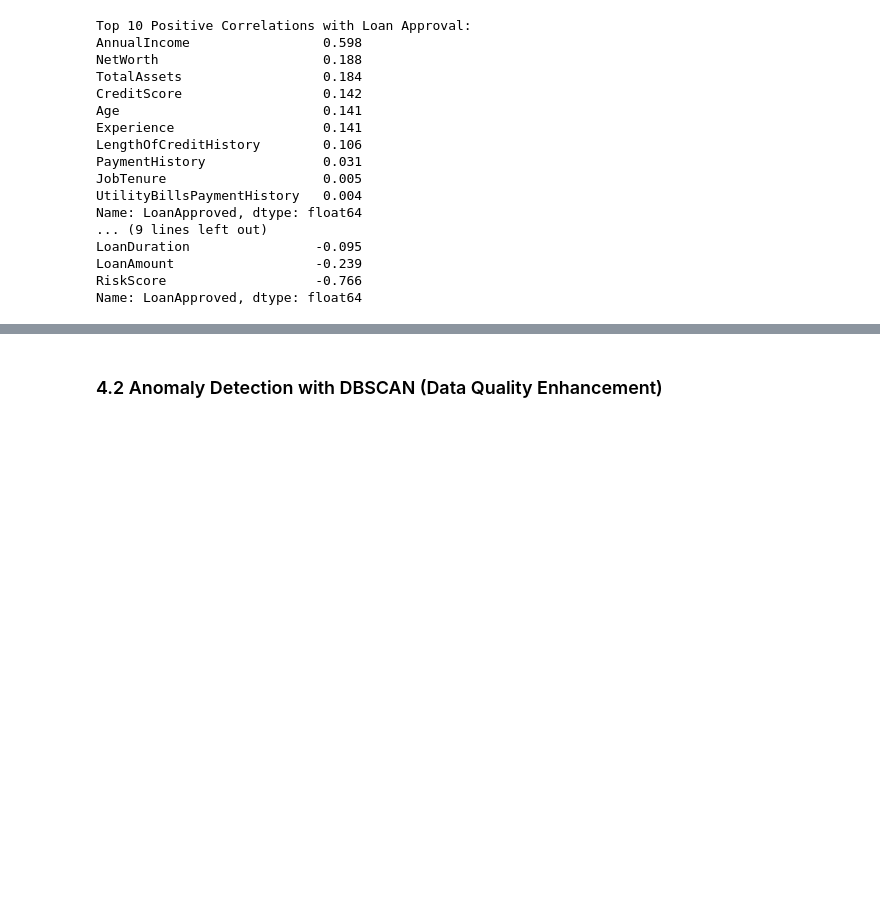
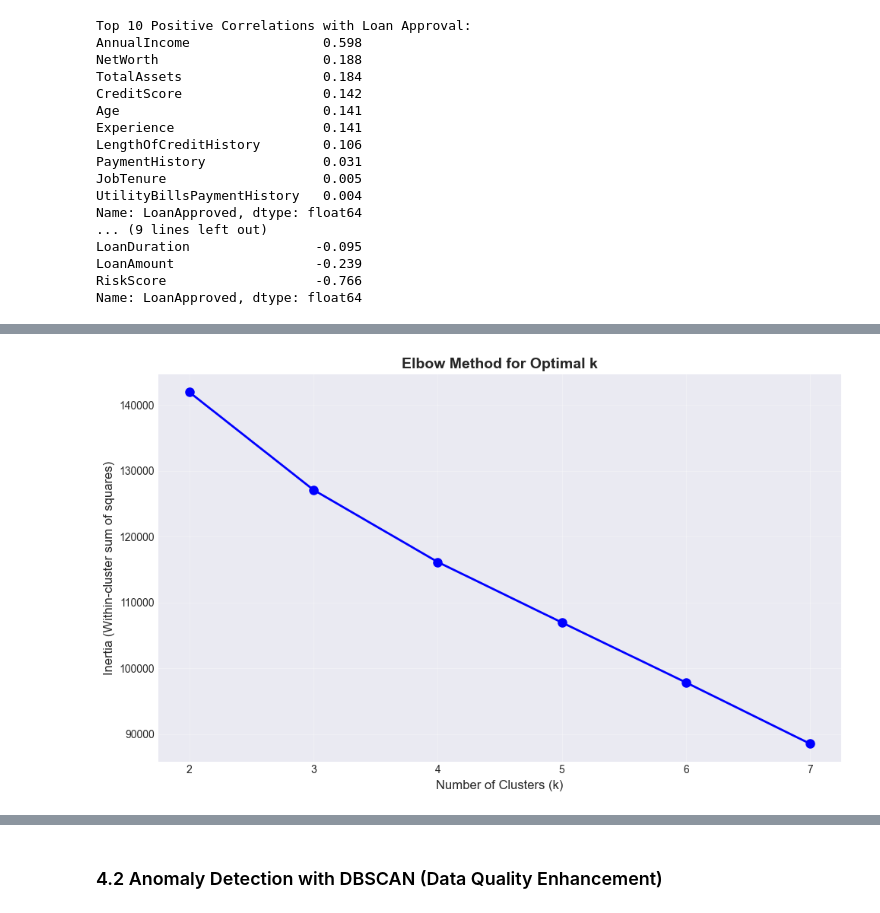
Before and after one commit to AnujanN/Financial-Risk-Modeling, a Jupyter notebook: loan_analysis.ipynb, the cells around one changed output, grey strips where cells are left out. Saved outputs shown, nothing was run; the diff lists cells and outputs as text; code cells hidden in the pictures; blank space fills up the shorter version.

```diff
--- a/loan_analysis.ipynb
+++ b/loan_analysis.ipynb
@@ -461,55 +461,60 @@ Name: LoanApproved, dtype: float64
 # %%
-# Professional Logistic Regression Pipeline with Hyperparameter Tuning
+# Customer Segmentation Using K-Means Clustering
+# This is NOT for prediction - it's for BUSINESS INSIGHTS and FEATURE ENGINEERING
+
 print("="*80)
-print("LOGISTIC REGRESSION PIPELINE (PRODUCTION-READY)")
+print("CUSTOMER SEGMENTATION ANALYSIS (K-MEANS CLUSTERING)")
 print("="*80)
+print("📊 Purpose: Identify distinct customer personas to understand risk profiles")
+print("💡 Business Value: Enable targeted marketing and risk-based pricing strategies")
+print("⚠️  METHODOLOGY NOTE: Using full dataset for segmentation (acceptable for business insights)")
+print("   ⚡ Best Practice: In production, fit clustering on train set only, then predict on test set")
+print("   🎯 For this assignment: Clustering is for feature engineering, not prediction model evaluation")
 
-# First, define the cross-validation strategy
-cv = StratifiedKFold(n_splits=5, shuffle=True, random_state=42)
-print("✅ Stratified 5-fold cross-validation configured")
+from sklearn.cluster import KMeans
+from sklearn.preprocessing import StandardScaler
 
-# Create Pipeline: Scale -> SMOTE -> Logistic Regression
-log_pipeline = ImbPipeline([
-    ('scaler', StandardScaler()),
-    ('smote', SMOTE(random_state=42)),
-    ('model', LogisticRegression(random_state=42, class_weight='balanced'))
-])
+# Select key financial features for clustering
+features_for_clustering = ['AnnualIncome', 'CreditScore', 'DTI_Ratio', 'LTV_Ratio',
+                           'TotalAssets', 'Age', 'NumberOfDependents', 'Liquidity_Ratio']
 
-# Define hyperparameter grid (note: use 'model__' prefix for model parameters)
-log_param_grid = {
-    'model__C': [0.001, 0.01, 0.1, 1, 10, 100],  # Regularization strength
-    'model__penalty': ['l1', 'l2'],  # Regularization type
-    'model__solver': ['liblinear', 'saga'],  # Solvers that support L1/L2
-    'model__max_iter': [1000, 2000]
-}
+# Create a dataset with only these features (no missing values)
+df_cluster = df_processed[features_for_clustering].copy()
 
-total_combinations = len(log_param_grid['model__C']) * len(log_param_grid['model__penalty']) * len(log_param_grid['model__solver']) * len(log_param_grid['model__max_iter'])
-print(f"✅ Testing {total_combinations} hyperparameter combinations")
+# Scale the features (crucial for K-Means)
+scaler_cluster = StandardScaler()
+df_cluster_scaled = scaler_cluster.fit_transform(df_cluster)
 
-# Grid Search with Pipeline
-print("\n🔍 Setting up GridSearchCV with Pipeline...")
-log_grid_search = GridSearchCV(
-    estimator=log_pipeline,
-    param_grid=log_param_grid,
-    cv=cv,
-    scoring='f1',
-    n_jobs=-1,
-    verbose=1
-)
+# Determine optimal number of clusters using Elbow Method
+print("\n🔍 Finding optimal number of clusters using Elbow Method...")
+inertias = []
+K_range = range(2, 8)
 
-print("🔄 Starting Logistic Regression pipeline optimization...")
-# Pass unscaled X_train - pipeline handles scaling internally!
-log_grid_search.fit(X_train, y_train)
+for k in K_range:
+    kmeans_temp = KMeans(n_clusters=k, random_state=42, n_init=10)
+    kmeans_temp.fit(df_cluster_scaled)
+    inertias.append(kmeans_temp.inertia_)
 
-# Get best model
-log_reg = log_grid_search.best_estimator_
-print(f"\n🏆 Best Logistic Regression Parameters: {log_grid_search.best_params_}")
-print(f"🏆 Best CV F1-Score: {log_grid_search.best_score_:.4f}")
+# Plot Elbow Curve
+plt.figure(figsize=(10, 6))
+plt.plot(K_range, inertias, 'bo-', linewidth=2, markersize=8)
+plt.xlabel('Number of Clusters (k)', fontsize=12)
+plt.ylabel('Inertia (Within-cluster sum of squares)', fontsize=12)
+plt.title('Elbow Method for Optimal k', fontsize=14, fontweight='bold')
+plt.grid(alpha=0.3)
+plt.tight_layout()
+plt.show()
 
-# Make predictions (pipeline handles scaling automatically)
-y_pred_log = log_reg.predict(X_test)
-y_pred_proba_log = log_reg.predict_proba(X_test)[:, 1]
+# Based on elbow method, use k=4 clusters (adjust based on your elbow plot)
+optimal_k = 4
+print(f"\n✅ Selected k = {optimal_k} clusters based on elbow analysis")
 
-print(f"✅ Logistic Regression pipeline training completed!")
+# Fit K-Means with optimal k
+kmeans = KMeans(n_clusters=optimal_k, random_state=42, n_init=10)
+df_processed['Customer_Segment'] = kmeans.fit_predict(df_cluster_scaled)
+
+print(f"\n📊 Cluster Distribution:")
+print(df_processed['Customer_Segment'].value_counts().sort_index())
+print(f"\n{'='*80}")
 # %% [output]
 ================================================================================
@@ -531,0 +530 @@ Fitting 5 folds for each of 48 candidates, totalling 240 fits
+[figure, added]
```
Also changed, not shown: parts of 10 cells of this notebook.
